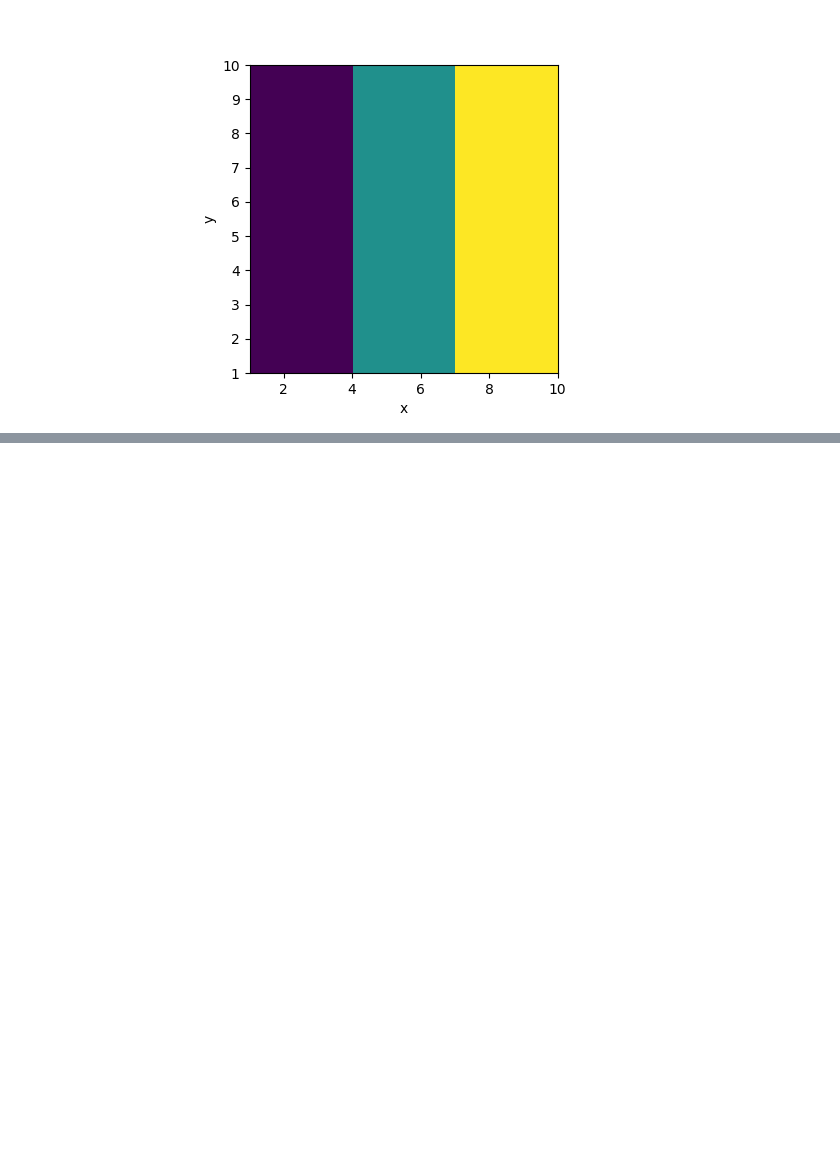
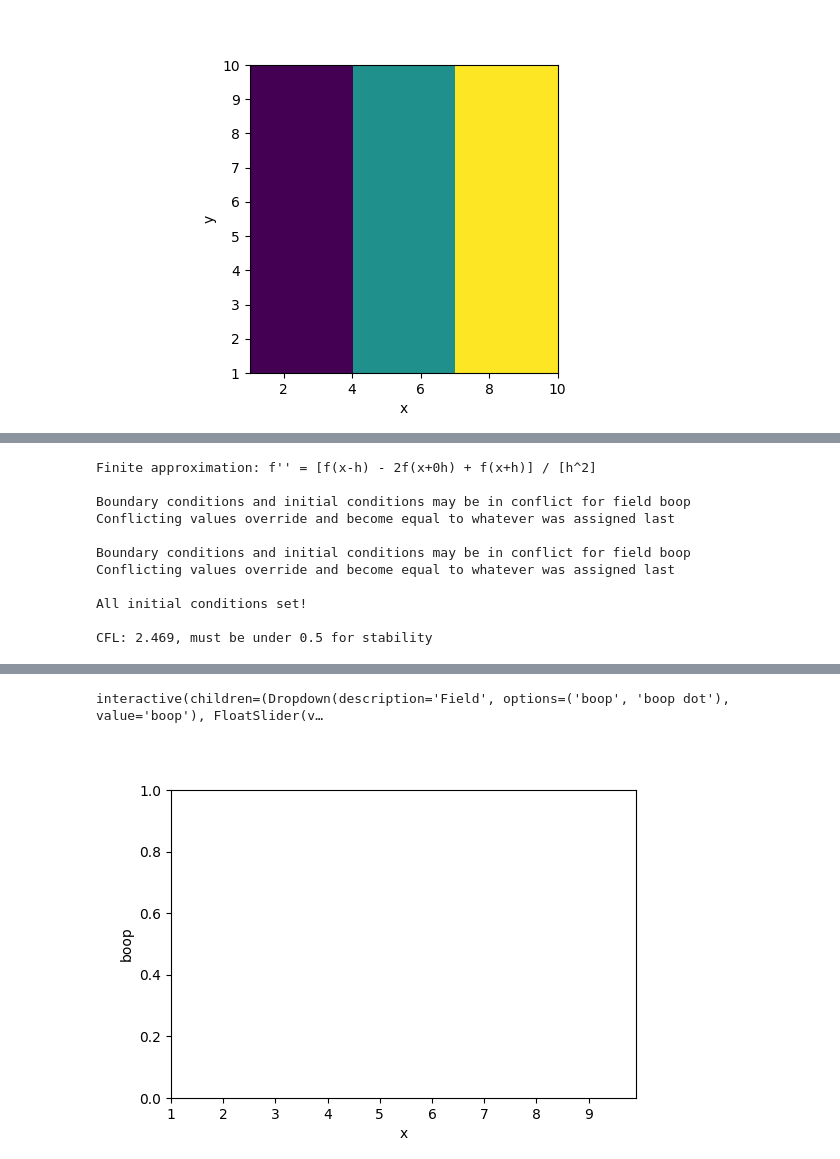
Before and after one commit to Ephraim-Bryski/Finite-Difference, a Jupyter notebook: src/FiniteDiff/scratch.ipynb, the cells around one changed output, grey strips where cells are left out. Saved outputs shown, nothing was run; the diff lists cells and outputs as text; code cells hidden in the pictures; blank space fills up the shorter version.

```diff
--- a/src/FiniteDiff/scratch.ipynb
+++ b/src/FiniteDiff/scratch.ipynb
@@ -41,0 +76,52 @@ frame1.code_context
+# %%
+import numpy as np
+import importlib
+importlib.reload(FD)
+
+
+k = 2
+dx = 0.1
+dt = 0.01
+
+m = FD.Model({"x":np.arange(1,10,dx),"t":np.arange(0,10,dt)},"t")#,periodic=["x"])
+
+
+d2 = FD.Stencil([-1,0,1],der_order=2)
+
+f = FD.Field(m,"boop",n_time_ders = 1)
+f.set_IC("1")
+
+f.set_BC("0","x","start")
+f.set_BC("0","x","end")
+
+
+
+m.check_IC()
+
+CFL = k*dt/dx**2
+
+print(f"CFL: {round(CFL,3)}, must be under 0.5 for stability\n")
+
+while not m.finished:
+
+    fxx = k * d2.der(f.prev,"x")
+
+    f.dot.assign_update(fxx)
+    f.time_integrate_update()
+
+
+    m.increment_time()
+
+m.interact()
+# %% [output]
+Finite approximation: f'' = [f(x-h) - 2f(x+0h) + f(x+h)] / [h^2]
+
+Boundary conditions and initial conditions may be in conflict for field boop
+Conflicting values override and become equal to whatever was assigned last
+
+Boundary conditions and initial conditions may be in conflict for field boop
+Conflicting values override and become equal to whatever was assigned last
+
+All initial conditions set!
+
+CFL: 2.469, must be under 0.5 for stability
@@ -41,0 +130,2 @@ frame1.code_context
+interactive(children=(Dropdown(description='Field', options=('boop', 'boop dot'), value='boop'), FloatSlider(v…
+[figure, added]
```
Also changed, not shown: parts of 5 cells of this notebook, 4 other files.
